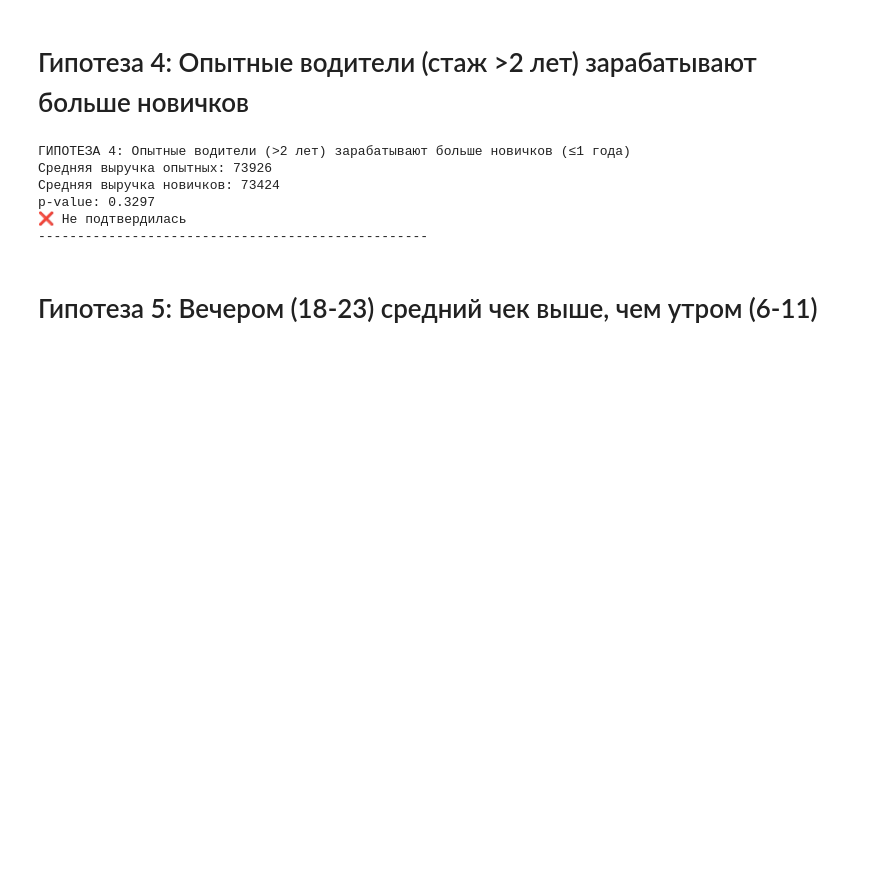
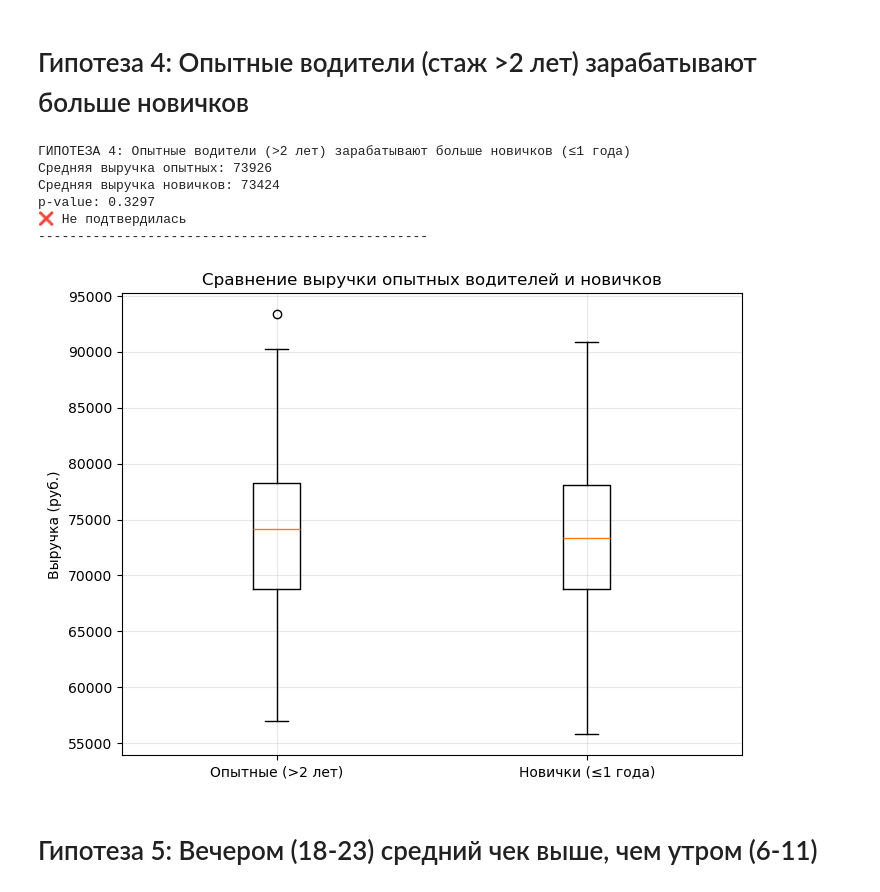
Before and after one commit to electrified311/taxi-analytics-portfolio, a Jupyter notebook: notebooks/Taxi.ipynb, the cells around one changed output. Drawn from its saved outputs; the diff is of its cells as text; code cells hidden in the pictures; blank space fills up the shorter version.

```diff
--- a/notebooks/Taxi.ipynb
+++ b/notebooks/Taxi.ipynb
@@ -118,35 +161,46 @@ p-value: 0.7454
 # %% [markdown]
 # Гипотеза 4: Опытные водители (стаж >2 лет) зарабатывают больше новичков
 # %%
+import matplotlib.pyplot as plt
+
 df4 = pd.read_sql("""
     SELECT
         d.experience_days,
         SUM(r.ride_price) as revenue
     FROM rides r
     JOIN orders o ON r.order_id = o.order_id
     JOIN drivers d ON o.driver_id = d.driver_id
     WHERE DATE_PART('year', r.ride_started_at) = 2025
     GROUP BY d.driver_id, d.experience_days
 """, engine)
 
 experienced = df4[df4['experience_days'] > 730]['revenue']  # >2 года
 new = df4[df4['experience_days'] <= 365]['revenue']         # <=1 год
 
 t_stat, p = stats.ttest_ind(experienced, new)
 
 print("ГИПОТЕЗА 4: Опытные водители (>2 лет) зарабатывают больше новичков (≤1 года)")
 print(f"Средняя выручка опытных: {experienced.mean():.0f}")
 print(f"Средняя выручка новичков: {new.mean():.0f}")
 print(f"p-value: {p:.4f}")
 print("✅ Подтвердилась" if p < 0.05 else "❌ Не подтвердилась")
 print("-"*50)
+
+# ГРАФИК
+plt.figure(figsize=(8, 6))
+plt.boxplot([experienced, new], labels=['Опытные (>2 лет)', 'Новички (≤1 года)'])
+plt.ylabel('Выручка (руб.)')
+plt.title('Сравнение выручки опытных водителей и новичков')
+plt.grid(True, alpha=0.3)
+plt.show()
 # %% [output]
 ГИПОТЕЗА 4: Опытные водители (>2 лет) зарабатывают больше новичков (≤1 года)
 Средняя выручка опытных: 73926
 Средняя выручка новичков: 73424
 p-value: 0.3297
 ❌ Не подтвердилась
 --------------------------------------------------
+[figure, added]
 # %% [markdown]
 # Гипотеза 5: Вечером (18-23) средний чек выше, чем утром (6-11)
 # %%
```
Also changed, not shown: parts of 4 cells of this notebook, 2 other files.
